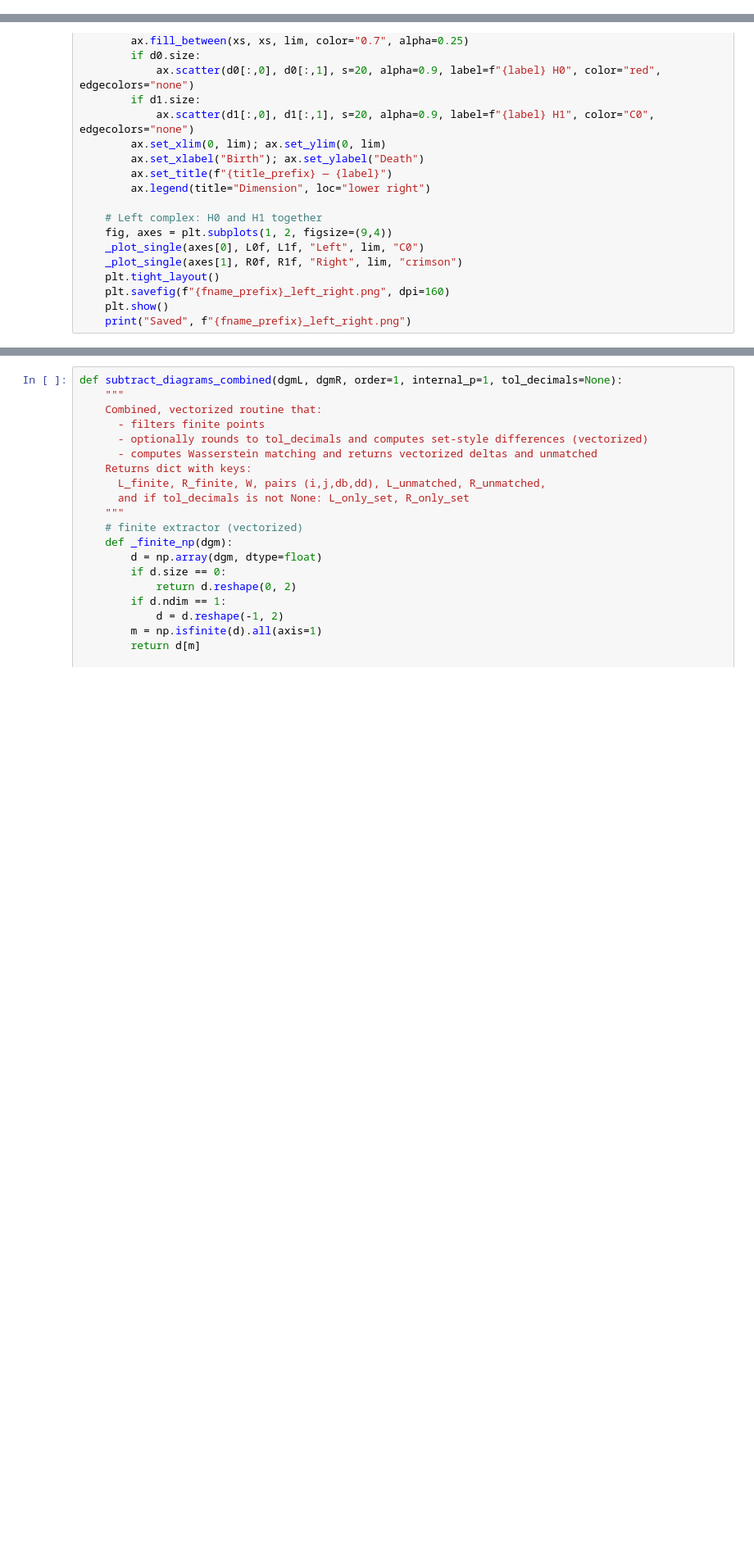
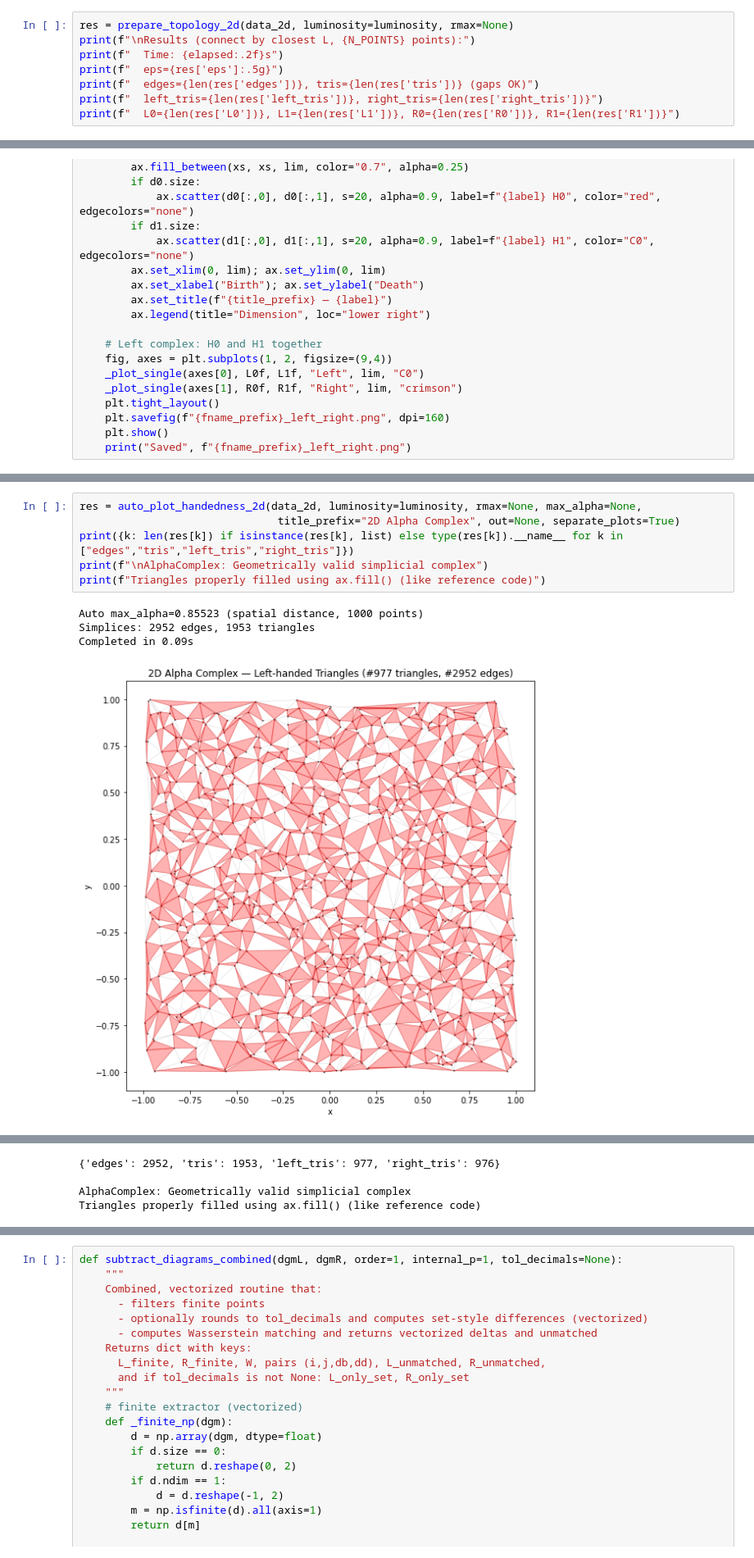
Before and after one commit to arixena24/chiral-TDA-Ari, a Jupyter notebook: Redo.ipynb, the cells around one changed output, grey strips where cells are left out. Shown at 82% size. Drawn from its saved outputs; the diff is of its cells as text; blank space fills up the shorter version.

```diff
--- a/Redo.ipynb
+++ b/Redo.ipynb
@@ -188,0 +200,8 @@ res = prepare_topology_2d(data_2d, use_rips=False, rmax=0.15, eps=None, mode="h1
+# %%
+res = prepare_topology_2d(data_2d, luminosity=luminosity, rmax=None)
+print(f"\nResults (connect by closest L, {N_POINTS} points):")
+print(f"  Time: {elapsed:.2f}s")
+print(f"  eps={res['eps']:.5g}")
+print(f"  edges={len(res['edges'])}, tris={len(res['tris'])} (gaps OK)")
+print(f"  left_tris={len(res['left_tris'])}, right_tris={len(res['right_tris'])}")
+print(f"  L0={len(res['L0'])}, L1={len(res['L1'])}, R0={len(res['R0'])}, R1={len(res['R1'])}")
@@ -398,0 +459,11 @@ print({k: len(res_left[k]) if isinstance(res_left[k], list) else type(res_left[k
+# %%
+res = auto_plot_handedness_2d(data_2d, luminosity=luminosity, rmax=None, max_alpha=None,
+                               title_prefix="2D Alpha Complex", out=None, separate_plots=True)
+print({k: len(res[k]) if isinstance(res[k], list) else type(res[k]).__name__ for k in ["edges","tris","left_tris","right_tris"]})
+print(f"\nAlphaComplex: Geometrically valid simplicial complex")
+print(f"Triangles properly filled using ax.fill() (like reference code)")
+# %% [output]
+Auto max_alpha=0.85523 (spatial distance, 1000 points)
+Simplices: 2952 edges, 1953 triangles
+Completed in 0.09s
+[figure, added]
@@ -399,3 +472,7 @@ print({k: len(res_left[k]) if isinstance(res_left[k], list) else type(res_left[k
+{'edges': 2952, 'tris': 1953, 'left_tris': 977, 'right_tris': 976}
+
+AlphaComplex: Geometrically valid simplicial complex
+Triangles properly filled using ax.fill() (like reference code)
 # %%
 # Ensure edges/tris are available before plotting by deriving from the unified pipeline
 try:
```
Also changed, not shown: parts of 25 cells of this notebook.
